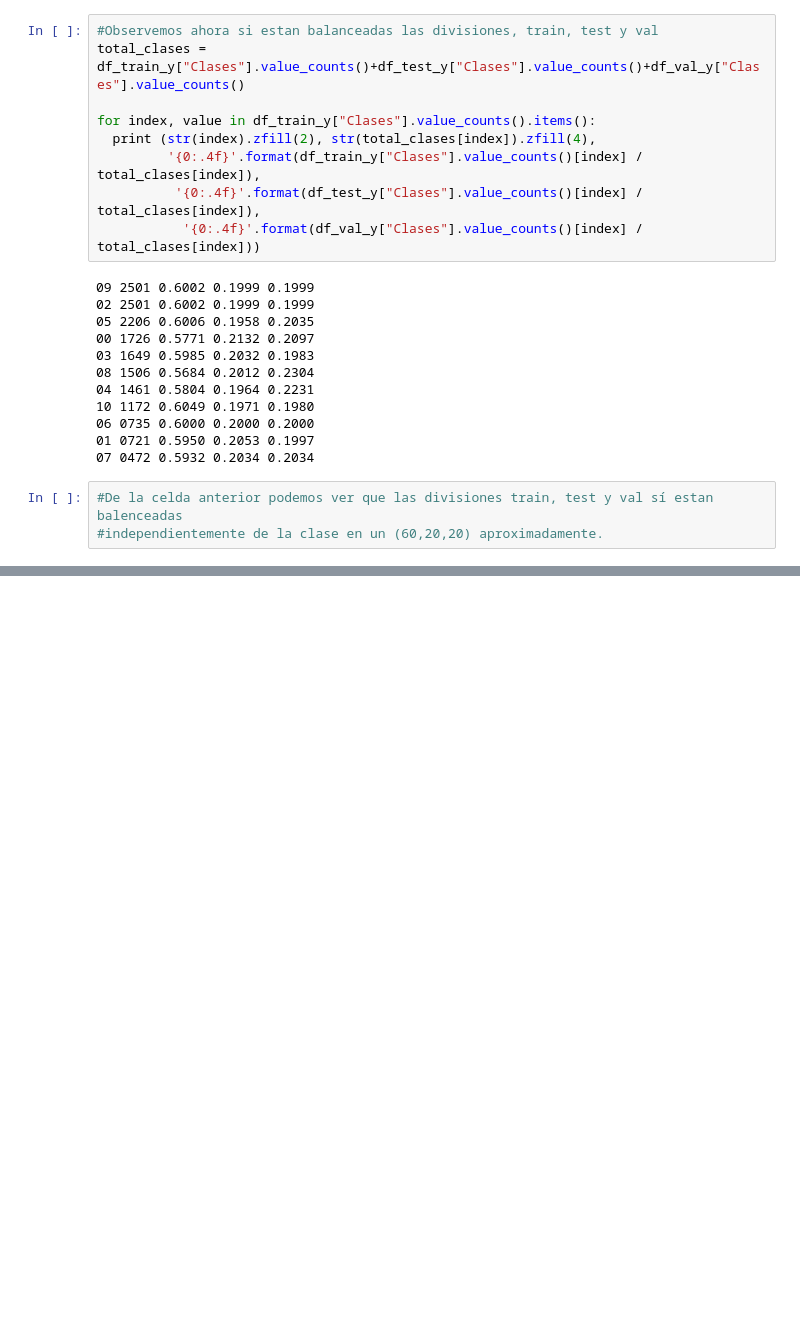
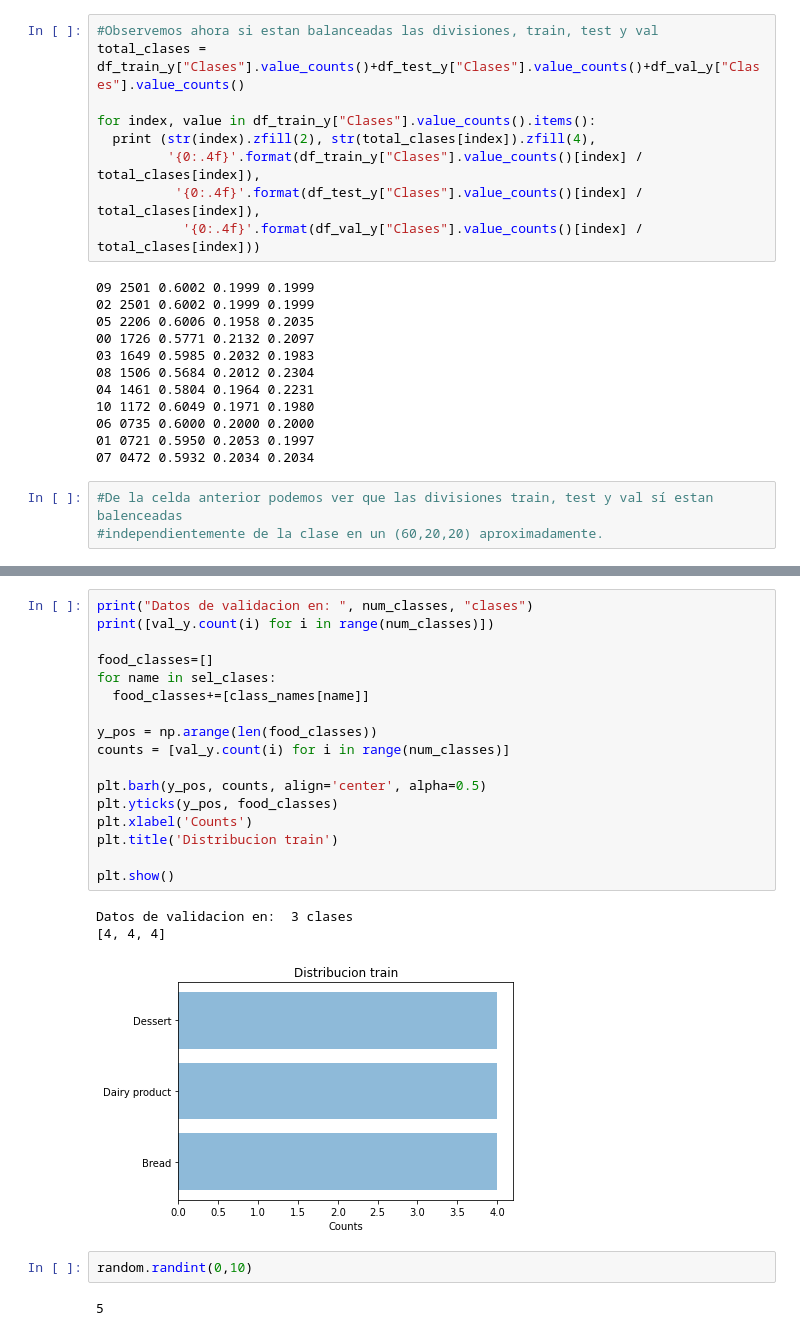
Before and after one commit to AlvaroUriel/idal_ia3, a Jupyter notebook: Test_listar_dataset_1.ipynb, the cells around one changed output, grey strips where cells are left out. Saved outputs shown, nothing was run; the diff lists cells and outputs as text; blank space fills up the shorter version.

```diff
--- a/Test_listar_dataset_1.ipynb
+++ b/Test_listar_dataset_1.ipynb
@@ -171,0 +265,25 @@ list_train_y
+# %%
+print("Datos de validacion en: ", num_classes, "clases")
+print([val_y.count(i) for i in range(num_classes)])
+
+food_classes=[]
+for name in sel_clases:
+  food_classes+=[class_names[name]]
+
+y_pos = np.arange(len(food_classes))
+counts = [val_y.count(i) for i in range(num_classes)]
+
+plt.barh(y_pos, counts, align='center', alpha=0.5)
+plt.yticks(y_pos, food_classes)
+plt.xlabel('Counts')
+plt.title('Distribucion train')
+
+plt.show()
+# %% [output]
+Datos de validacion en:  3 clases
+[4, 4, 4]
+[figure, added]
+# %%
+random.randint(0,10)
+# %% [output]
+5
```
Also changed, not shown: parts of 13 cells of this notebook.
